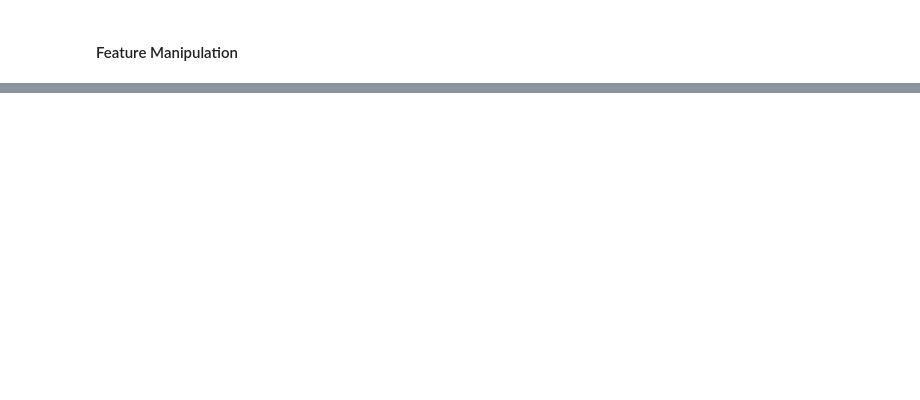
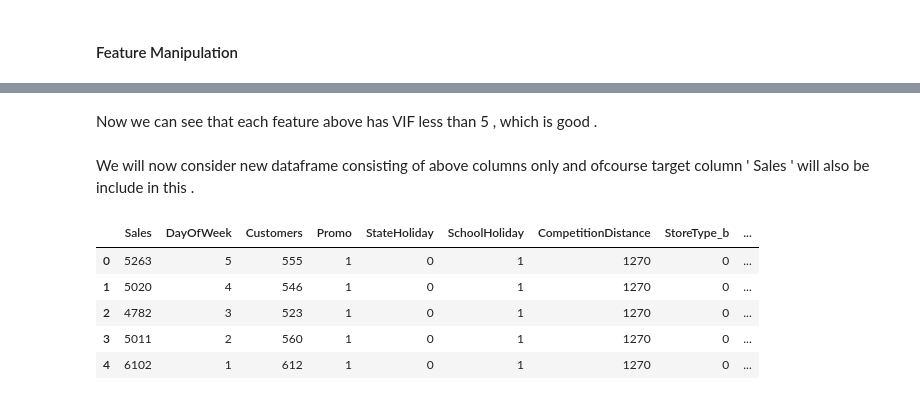
Before and after one commit to ashisaxena710/Retail-Sales-Prediction, a Jupyter notebook: Individual_Colab_Ashi_.ipynb, the cells around one changed output, grey strips where cells are left out. Cells and saved outputs as stored; diff of their text form; code cells hidden in the pictures; blank space fills up the shorter version.

```diff
--- a/Individual_Colab_Ashi_.ipynb
+++ b/Individual_Colab_Ashi_.ipynb
@@ -1047,0 +1248,16 @@ memory usage: 221.4 MB
+# %% [markdown]
+Now we can see that each feature above has VIF less than 5 , which is good .
+# %% [markdown]
+We will now consider new dataframe consisting of above columns only and ofcourse target column ' Sales ' will also be include in this .
+# %%
+# New Dataframe which will be our final dataframe
+final_df = df_new[["Sales","DayOfWeek","Customers","Promo","StateHoliday","SchoolHoliday","CompetitionDistance","StoreType_b","StoreType_c","StoreType_d","Assortment_b","Assortment_c","PromoInterval_Feb,May,Aug,Nov","PromoInterval_Mar,Jun,Sept,Dec","CompetitionDuration","PromoDuration"]]
+
+final_df.head()
+# %% [output]
+|  | Sales | DayOfWeek | Customers | Promo | StateHoliday | SchoolHoliday | CompetitionDistance | StoreType_b | ... |
+| 0 | 5263 | 5 | 555 | 1 | 0 | 1 | 1270 | 0 | ... |
+| 1 | 5020 | 4 | 546 | 1 | 0 | 1 | 1270 | 0 | ... |
+| 2 | 4782 | 3 | 523 | 1 | 0 | 1 | 1270 | 0 | ... |
+| 3 | 5011 | 2 | 560 | 1 | 0 | 1 | 1270 | 0 | ... |
+| 4 | 6102 | 1 | 612 | 1 | 0 | 1 | 1270 | 0 | ... |
```
Also changed, not shown: parts of 23 cells of this notebook.
